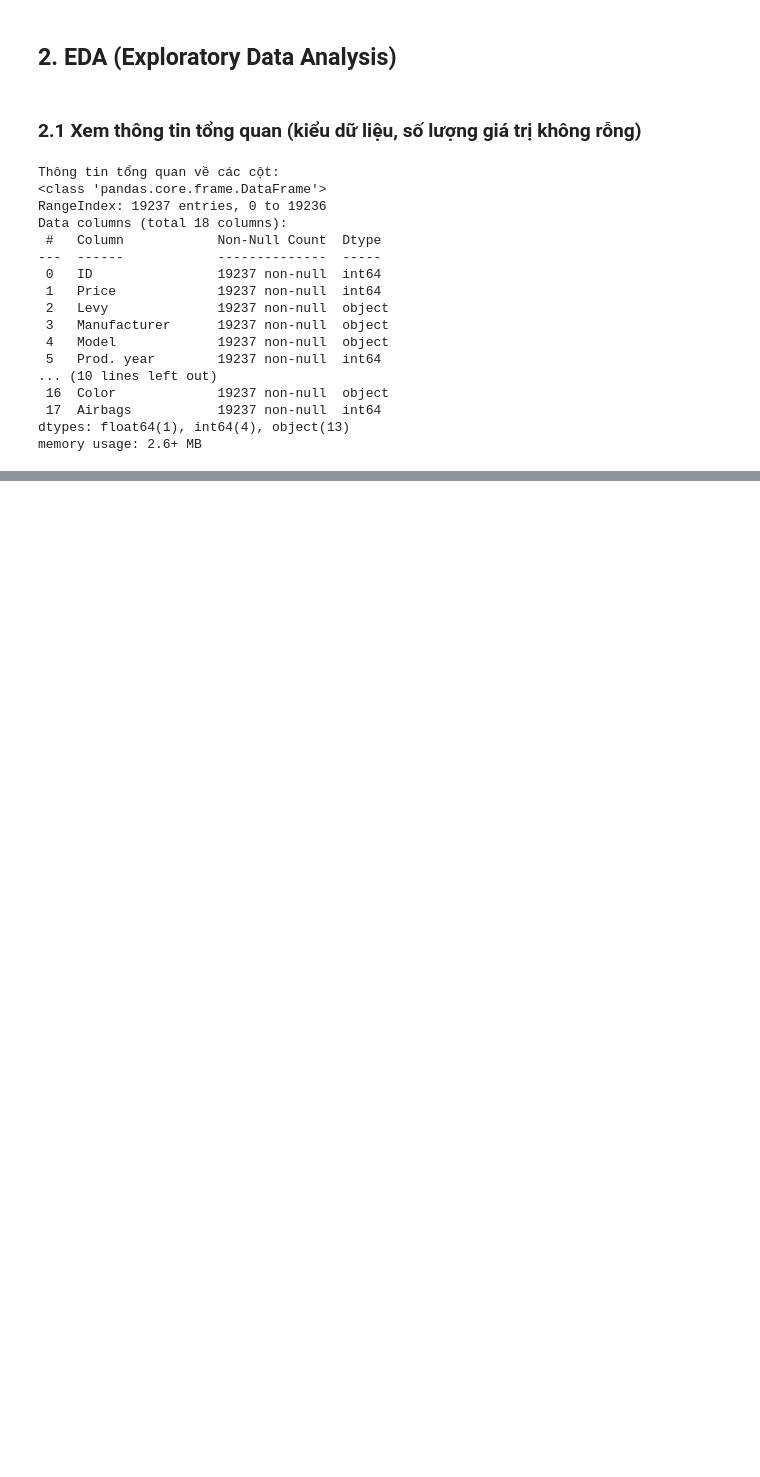
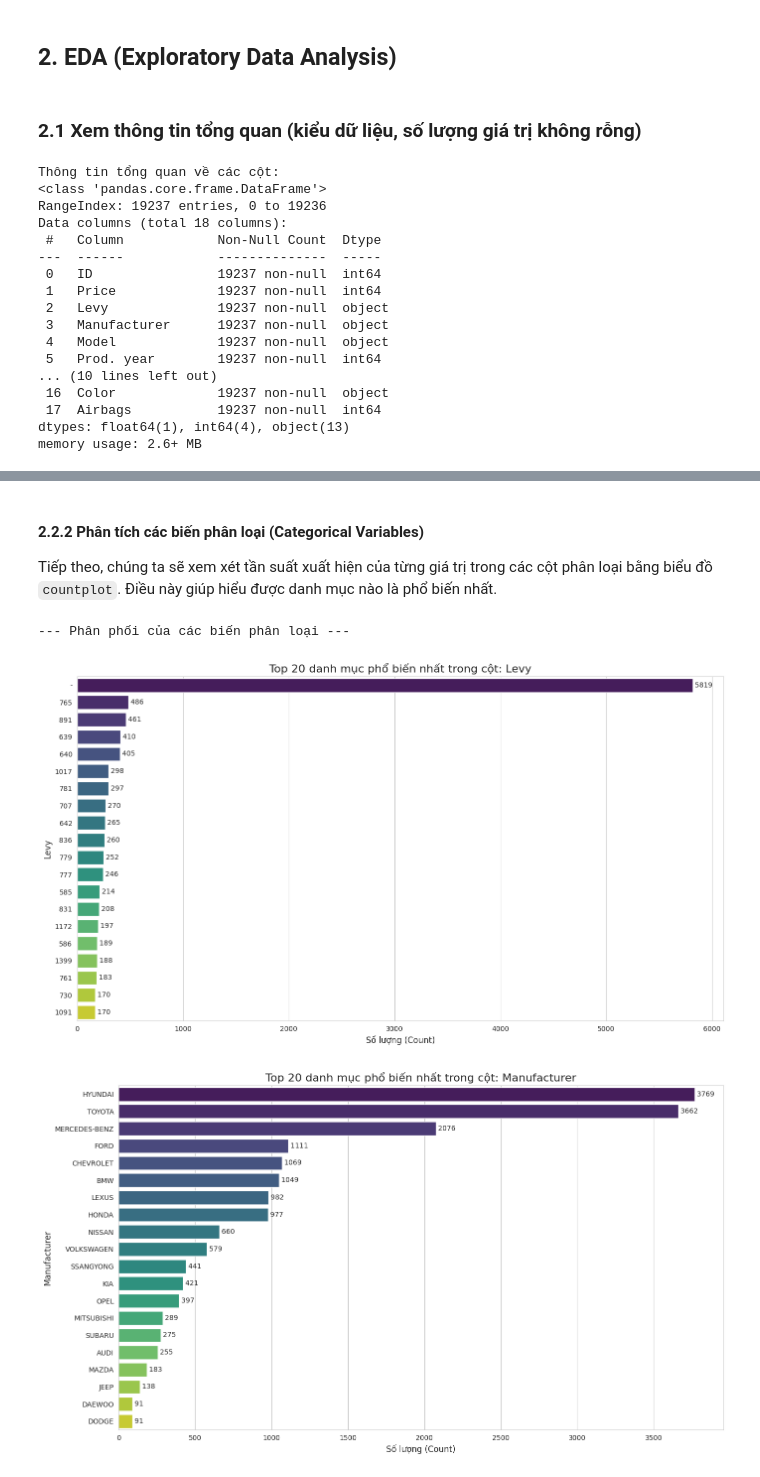
Before and after one commit to ChiThanh512/Machine-Learning-Project-251---CEML1, a Jupyter notebook: BTL1/notebooks/main.ipynb, the cells around one changed output, grey strips where cells are left out. Saved outputs shown, nothing was run; the diff lists cells and outputs as text; code cells hidden in the pictures; blank space fills up the shorter version.

```diff
--- a/BTL1/notebooks/main.ipynb
+++ b/BTL1/notebooks/main.ipynb
@@ -124,0 +164,46 @@ Trong phần này, chúng ta sẽ trực quan hóa phân phối của từng c
+# %% [markdown]
+#### **2.2.2 Phân tích các biến phân loại (Categorical Variables)**
+
+Tiếp theo, chúng ta sẽ xem xét tần suất xuất hiện của từng giá trị trong các cột phân loại bằng biểu đồ `countplot`. Điều này giúp hiểu được danh mục nào là phổ biến nhất.
+# %%
+# Lấy danh sách các cột dạng phân loại
+categorical_cols = df.select_dtypes(include=['object']).columns
+
+print("\n--- Phân phối của các biến phân loại ---")
+
+# Lặp qua từng cột phân loại để vẽ biểu đồ
+for col in categorical_cols:
+    plt.figure(figsize=(14, 8))
+
+    value_counts = df[col].value_counts()
+
+    if len(value_counts) > 20:
+        value_counts = value_counts.nlargest(20)
+        title = f'Top 20 danh mục phổ biến nhất trong cột: {col}'
+    else:
+        title = f'Phân phối của cột: {col}'
+
+    # --- PHẦN CẬP NHẬT ĐỂ SỬA WARNING ---
+    # Thêm hue=value_counts.index và legend=False
+    ax = sns.barplot(
+        x=value_counts.values,
+        y=value_counts.index,
+        hue=value_counts.index, # Gán biến y cho hue
+        palette='viridis',
+        legend=False # Tắt chú thích không cần thiết
+    )
+
+    plt.title(title, fontsize=16)
+    plt.xlabel('Số lượng (Count)', fontsize=12)
+    plt.ylabel(col, fontsize=12)
+
+    # Thêm nhãn số lượng vào cuối mỗi thanh
+    for index, value in enumerate(value_counts):
+        ax.text(value, index, f' {value}', va='center', fontsize=10)
+
+    plt.tight_layout()
+    plt.show()
+# %% [output]
+--- Phân phối của các biến phân loại ---
+[figure, added]
+[figure, added]
```
Also changed, not shown: parts of 7 cells of this notebook.
